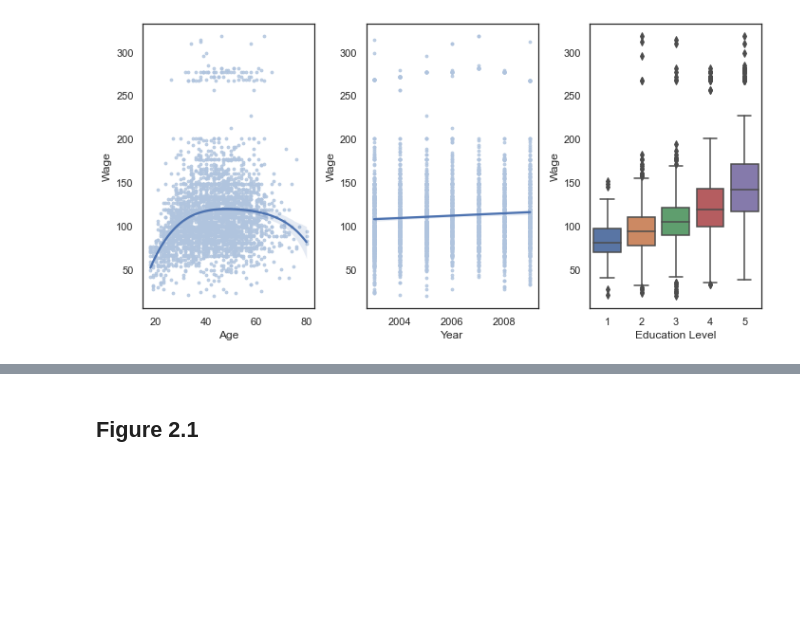
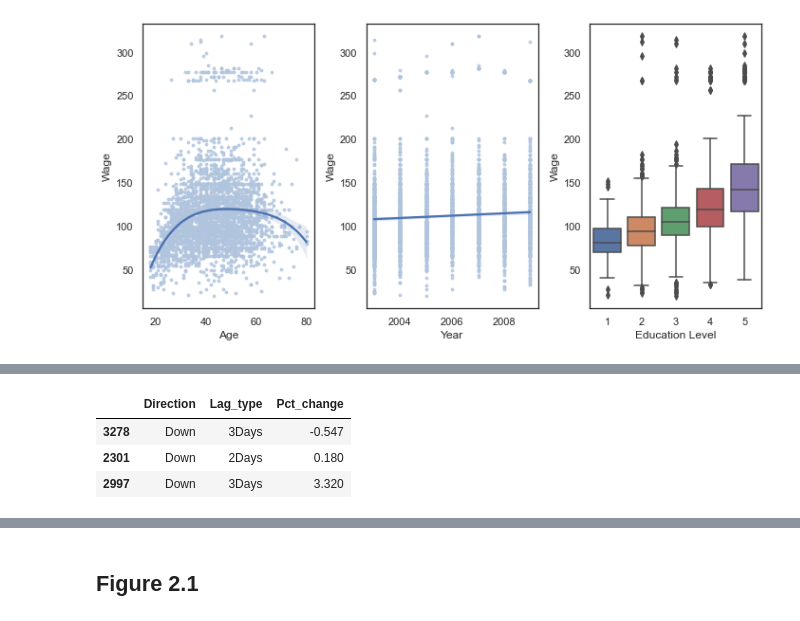
Before and after one commit to skacem/An-Introduction-to-Statistical-Learning, a Jupyter notebook: Chapter_1_and_2/Figures_and_Examples.ipynb, the cells around one changed output, grey strips where cells are left out. Cells and saved outputs as stored; diff of their text form; code cells hidden in the pictures; blank space fills up the shorter version.

```diff
--- a/Chapter_1_and_2/Figures_and_Examples.ipynb
+++ b/Chapter_1_and_2/Figures_and_Examples.ipynb
@@ -72,0 +95,19 @@ stock.sample(3)
+# %%
+# Put all lags in one column. Make 'tidy' data
+
+stock.rename(columns={'Lag1': '1Day',
+                     'Lag2': '2Days',
+                     'Lag3': '3Days',
+                     'Lag4': '4Days',
+                     'Lag5': '5Days'}, inplace=True)
+
+tidy_stock = pd.melt(stock, id_vars='Direction',
+                     value_vars=['1Day', '2Days', '3Days'],
+                     var_name='Lag_type',
+                     value_name='Pct_change')
+tidy_stock.sample(3)
+# %% [output]
+|  | Direction | Lag_type | Pct_change |
+| 3278 | Down | 3Days | -0.547 |
+| 2301 | Down | 2Days | 0.180 |
+| 2997 | Down | 3Days | 3.320 |
```
Also changed, not shown: parts of 6 cells of this notebook.
